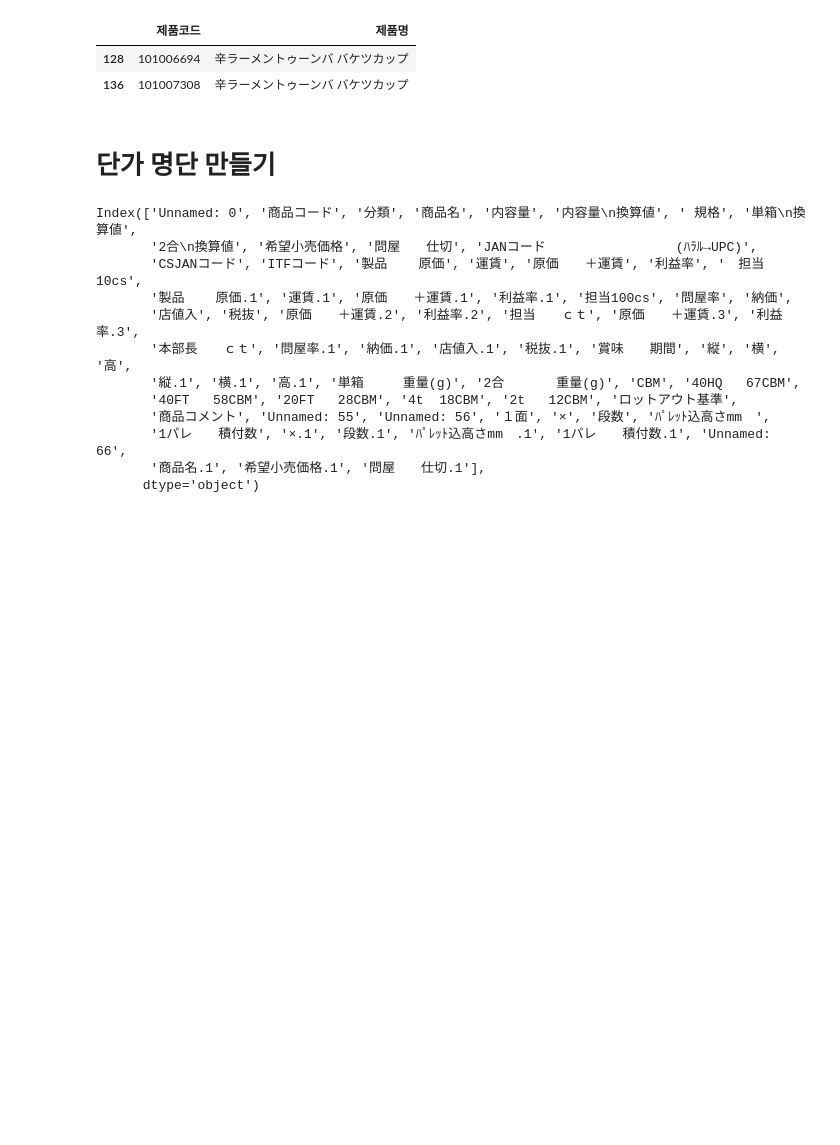
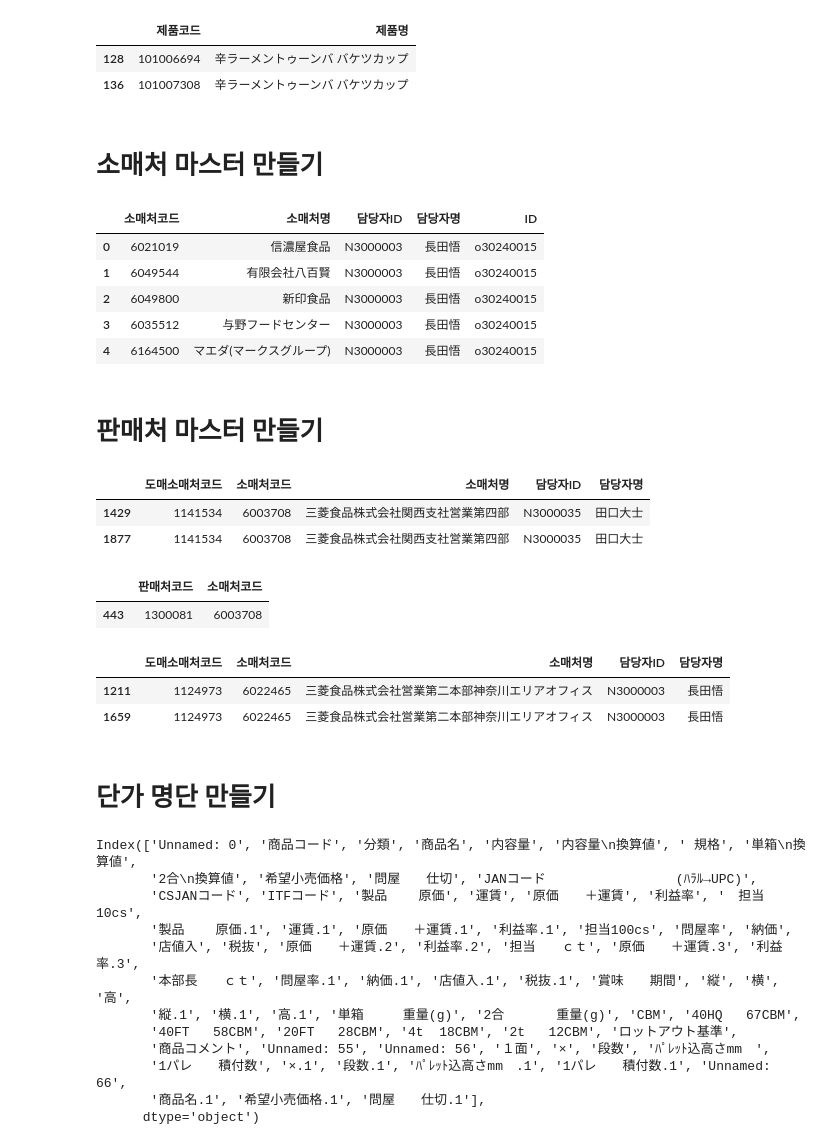
Before and after one commit to mushrhyme/easy-rebate, a Jupyter notebook: notepad.ipynb, the cells around one changed output. Drawn from its saved outputs; the diff is of its cells as text; code cells hidden in the pictures; blank space fills up the shorter version.

Commit message:
Update search API, grid UI, CSV masters; refresh notebook and to_do
Made-with: Cursor

```diff
--- a/notepad.ipynb
+++ b/notepad.ipynb
@@ -87,4 +88,18 @@ sap_product[sap_product.제품코드.isin([101006694, 101007308])]
 | 128 | 101006694 | 辛ラーメントゥーンバ バケツカップ |
 | 136 | 101007308 | 辛ラーメントゥーンバ バケツカップ |
 # %% [markdown]
-# 단가 명단 만들기
+# 소매처 마스터 만들기
+# %%
+dist_retail = pd.read_csv("./database/csv/dist_retail.csv")
+domae_retail_1 = pd.read_csv("./database/csv/domae_retail_1.csv")
+domae_retail_2 = pd.read_csv("./database/csv/domae_retail_2.csv")
+sap_retail = pd.read_csv("./database/csv/sap_retail.csv")
+retail_user = pd.read_csv("./database/csv/retail_user.csv")
+retail_user.head()
+# %% [output]
+|  | 소매처코드 | 소매처명 | 담당자ID | 담당자명 | ID |
+| 0 | 6021019 | 信濃屋食品 | N3000003 | 長田悟 | o30240015 |
+| 1 | 6049544 | 有限会社八百賢 | N3000003 | 長田悟 | o30240015 |
+| 2 | 6049800 | 新印食品 | N3000003 | 長田悟 | o30240015 |
+| 3 | 6035512 | 与野フードセンター | N3000003 | 長田悟 | o30240015 |
+| 4 | 6164500 | マエダ(マークスグループ) | N3000003 | 長田悟 | o30240015 |
@@ -90,0 +125,2 @@ sap_product[sap_product.제품코드.isin([101006694, 101007308])]
+# %% [markdown]
+# 판매처 마스터 만들기
@@ -91,3 +140,22 @@ sap_product[sap_product.제품코드.isin([101006694, 101007308])]
+# %%
+domae_retail_master[domae_retail_master.도매소매처코드=="1141534"]
+# %% [output]
+|  | 도매소매처코드 | 소매처코드 | 소매처명 | 담당자ID | 담당자명 |
+| 1429 | 1141534 | 6003708 | 三菱食品株式会社関西支社営業第四部 | N3000035 | 田口大士 |
+| 1877 | 1141534 | 6003708 | 三菱食品株式会社関西支社営業第四部 | N3000035 | 田口大士 |
+# %%
+dist_retail_master[dist_retail_master.소매처코드==6003708]
+# %% [output]
+|  | 판매처코드 | 소매처코드 |
+| 443 | 1300081 | 6003708 |
+# %%
+domae_retail_1[domae_retail_1.도매소매처코드=="1124973"]
+# %% [output]
+|  | 도매소매처코드 | 소매처코드 | 소매처명 | 담당자ID | 담당자명 |
+| 1211 | 1124973 | 6022465 | 三菱食品株式会社営業第二本部神奈川エリアオフィス | N3000003 | 長田悟 |
+| 1659 | 1124973 | 6022465 | 三菱食品株式会社営業第二本部神奈川エリアオフィス | N3000003 | 長田悟 |
+# %% [markdown]
+# 단가 명단 만들기
 # %%
 unit_price = pd.read_excel("/Users/nongshim/Downloads/★단가리스트★26.02.10.xls", sheet_name="価格表2306", skiprows=2)
 print(unit_price.columns)
```
Also changed, not shown: parts of 5 cells of this notebook, 11 other files.
